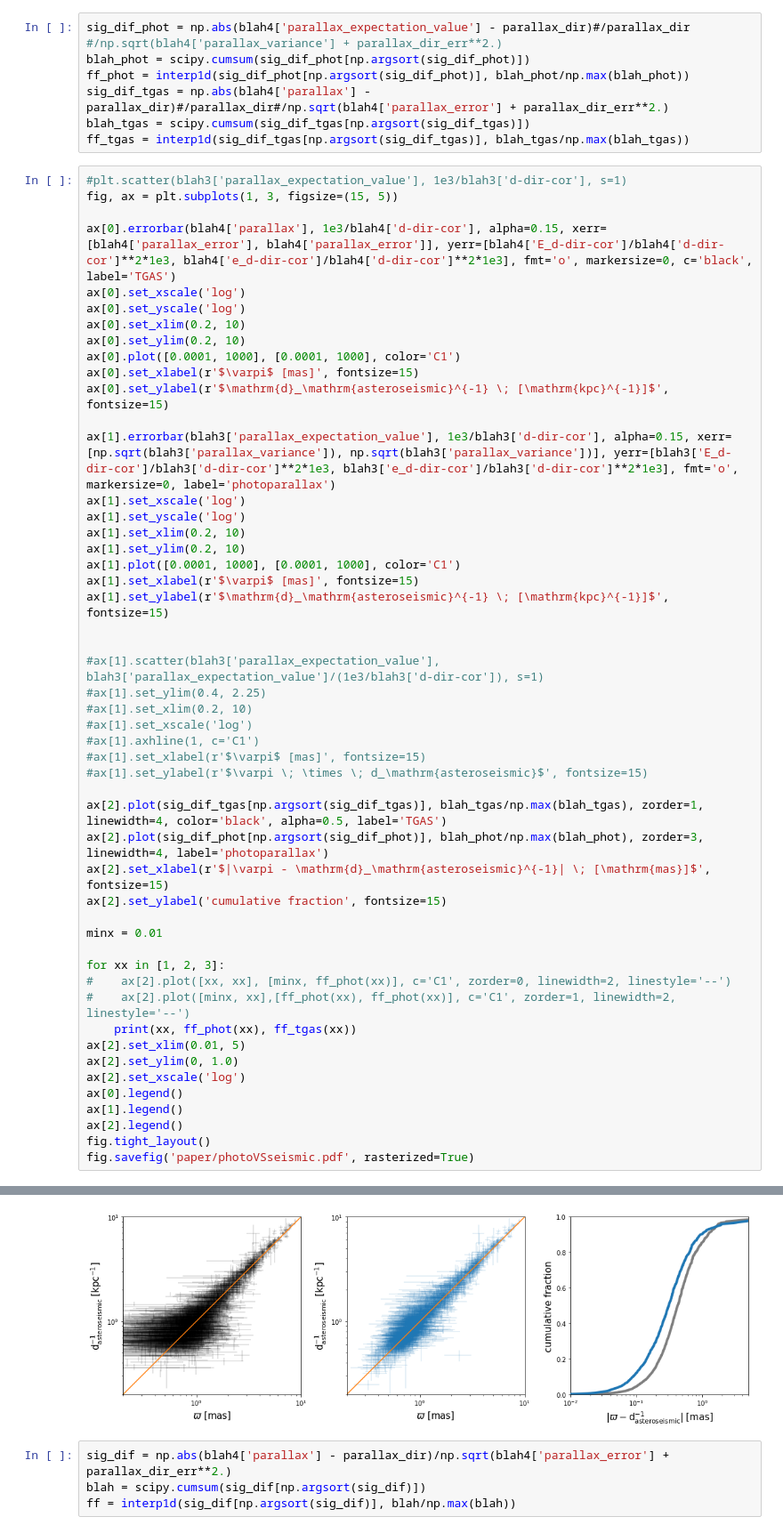
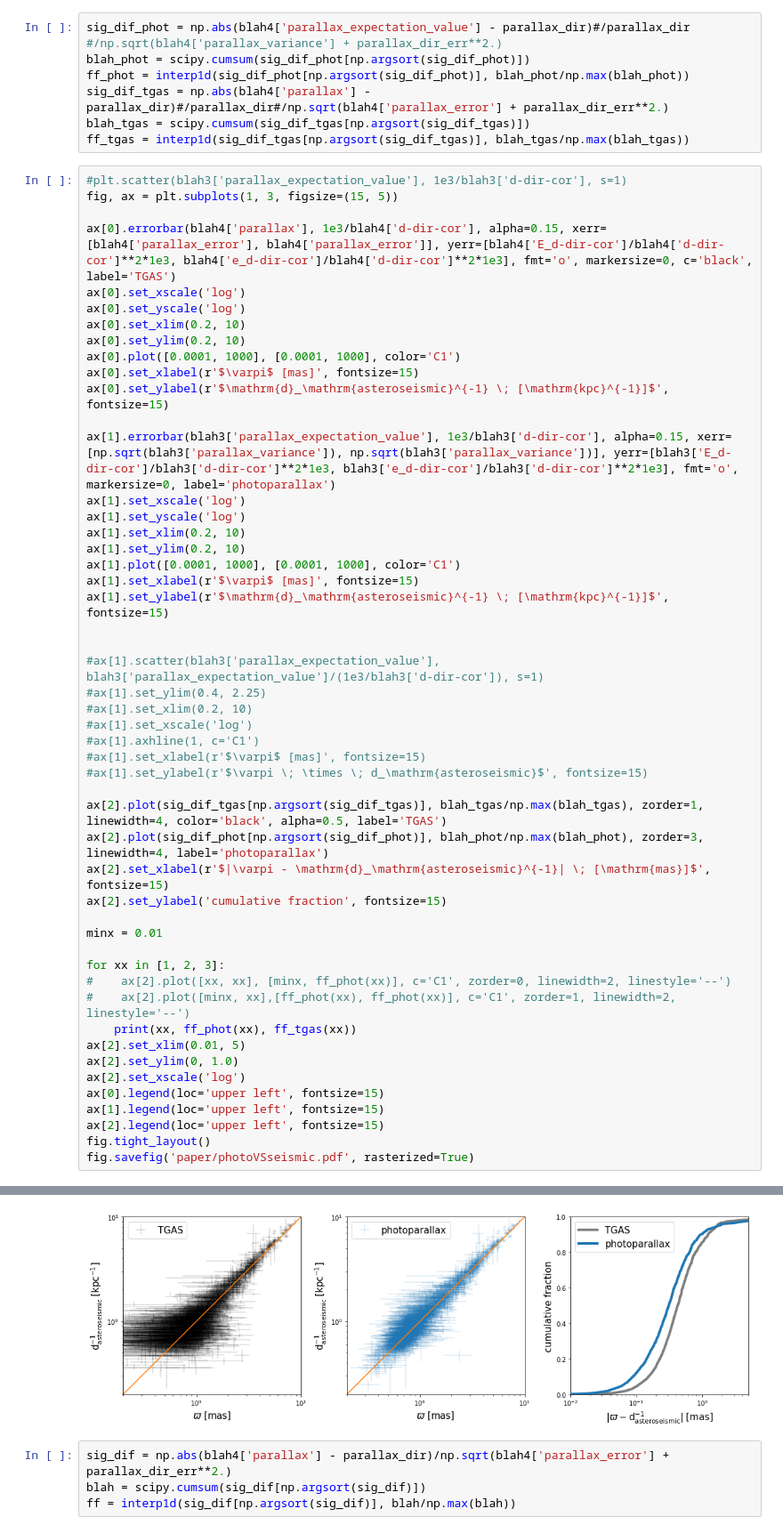
Before and after one commit to andersdot/photoParallax, a Jupyter notebook: asteroseismic.ipynb, the cells around one changed output, grey strips where cells are left out. Shown at 89% size. Cells and saved outputs as stored; diff of their text form.

```diff
--- a/asteroseismic.ipynb
+++ b/asteroseismic.ipynb
@@ -81,37 +81,37 @@ ax[1].set_ylabel(r'$\mathrm{d}_\mathrm{asteroseismic}^{-1} \; [\mathrm{kpc}^{-1}
 
 
 #ax[1].scatter(blah3['parallax_expectation_value'], blah3['parallax_expectation_value']/(1e3/blah3['d-dir-cor']), s=1)
 #ax[1].set_ylim(0.4, 2.25)
 #ax[1].set_xlim(0.2, 10)
 #ax[1].set_xscale('log')
 #ax[1].axhline(1, c='C1')
 #ax[1].set_xlabel(r'$\varpi$ [mas]', fontsize=15)
 #ax[1].set_ylabel(r'$\varpi \; \times \; d_\mathrm{asteroseismic}$', fontsize=15)
 
 ax[2].plot(sig_dif_tgas[np.argsort(sig_dif_tgas)], blah_tgas/np.max(blah_tgas), zorder=1, linewidth=4, color='black', alpha=0.5, label='TGAS')
 ax[2].plot(sig_dif_phot[np.argsort(sig_dif_phot)], blah_phot/np.max(blah_phot), zorder=3, linewidth=4, label='photoparallax')
 ax[2].set_xlabel(r'$|\varpi - \mathrm{d}_\mathrm{asteroseismic}^{-1}| \; [\mathrm{mas}]$', fontsize=15)
 ax[2].set_ylabel('cumulative fraction', fontsize=15)
 
 minx = 0.01
 
 for xx in [1, 2, 3]:
 #    ax[2].plot([xx, xx], [minx, ff_phot(xx)], c='C1', zorder=0, linewidth=2, linestyle='--')
 #    ax[2].plot([minx, xx],[ff_phot(xx), ff_phot(xx)], c='C1', zorder=1, linewidth=2, linestyle='--')
     print(xx, ff_phot(xx), ff_tgas(xx))
 ax[2].set_xlim(0.01, 5)
 ax[2].set_ylim(0, 1.0)
 ax[2].set_xscale('log')
-ax[0].legend()
-ax[1].legend()
-ax[2].legend()
+ax[0].legend(loc='upper left', fontsize=15)
+ax[1].legend(loc='upper left', fontsize=15)
+ax[2].legend(loc='upper left', fontsize=15)
 fig.tight_layout()
 fig.savefig('paper/photoVSseismic.pdf', rasterized=True)
 # %% [output]
 1 0.90348860506807 0.8562753181051425
 2 0.9593467289017487 0.9669994966604747
 3 0.9657019313505659 0.977077026095005
-[figure, old version]
+[figure, new version]
 # %%
 sig_dif = np.abs(blah4['parallax'] - parallax_dir)/np.sqrt(blah4['parallax_error'] + parallax_dir_err**2.)
 blah = scipy.cumsum(sig_dif[np.argsort(sig_dif)])
```
Also changed, not shown: 5 other files.
